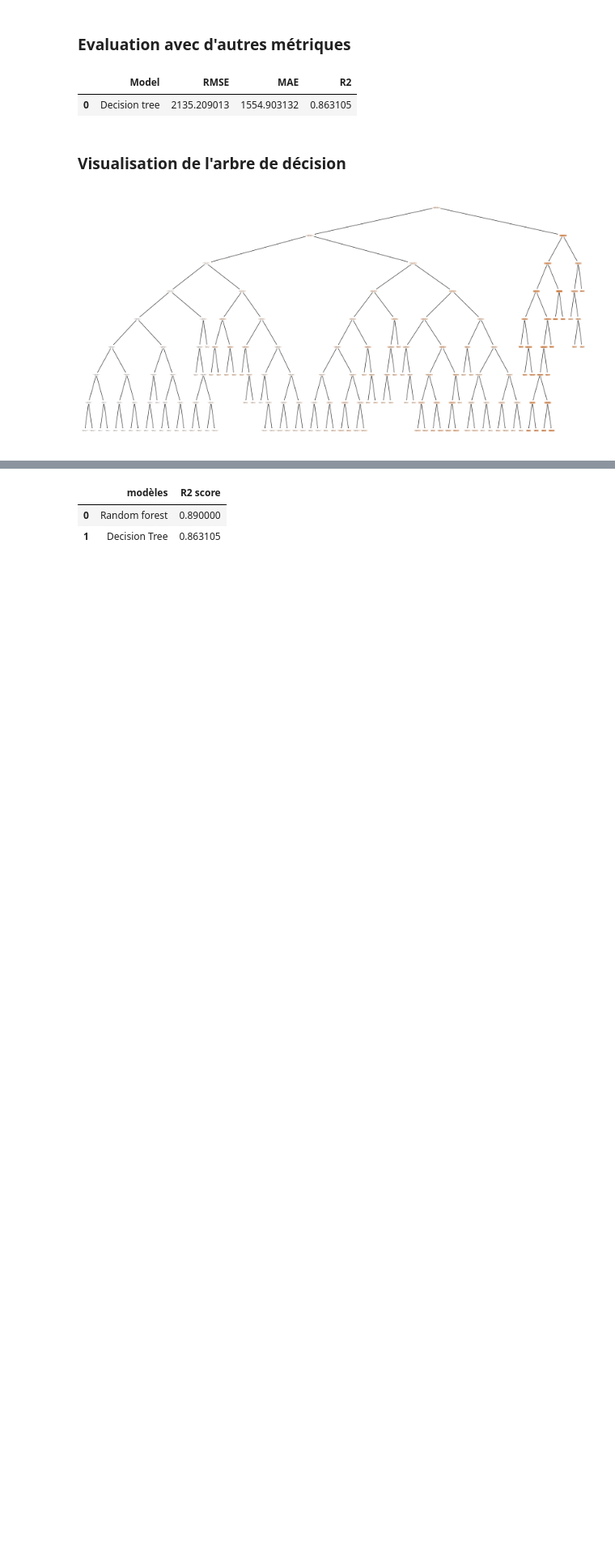
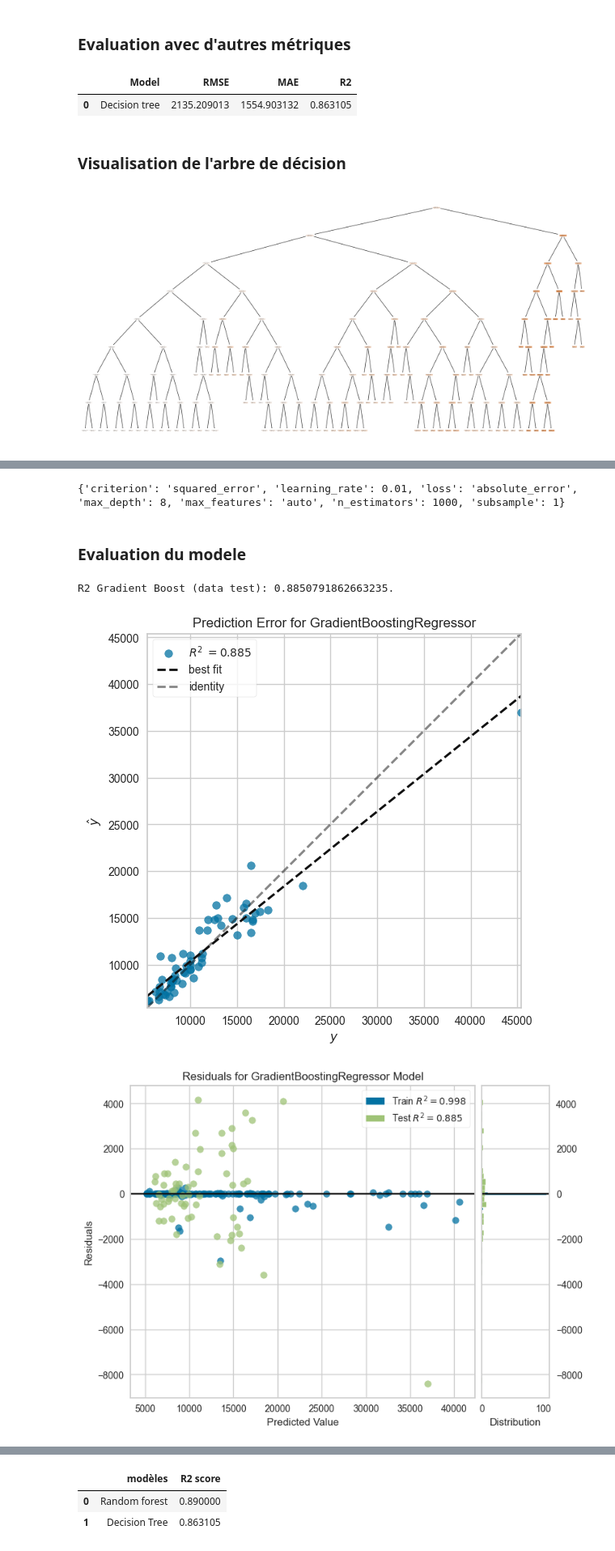
Before and after one commit to Abou29/RandomForest_DecisionTree-Prediction-vehicle-price, a Jupyter notebook: prix_de_voiture_prediction.ipynb, the cells around one changed output, grey strips where cells are left out. Shown at 81% size. Drawn from its saved outputs; the diff is of its cells as text; code cells hidden in the pictures; blank space fills up the shorter version.

Commit message:
prix de voiture prediction
Ajout modèle gradient boost

```diff
--- a/prix_de_voiture_prediction.ipynb
+++ b/prix_de_voiture_prediction.ipynb
@@ -638,0 +686,3 @@ plt.show()
+# %%
+# Entrainement du modèle
+CV_gbt.fit(X_train, y_train)
@@ -638,0 +717,5 @@ plt.show()
+# %%
+# We can view the best parameters from fitting the grid search:
+print(CV_gbt.best_params_)
+# %% [output]
+{'criterion': 'squared_error', 'learning_rate': 0.01, 'loss': 'absolute_error', 'max_depth': 8, 'max_features': 'auto', 'n_estimators': 1000, 'subsample': 1}
@@ -639 +725,43 @@ plt.show()
+# %% [markdown]
+###  Evaluation du modele
+# %%
+# Now let's run the model with this parameters
+model_gbt = GradientBoostingRegressor(
+    criterion='squared_error',
+    loss='absolute_error',
+    learning_rate=0.01,
+    n_estimators = 1000,
+    random_state=42,
+    max_depth=8,
+    max_features='auto',
+    subsample = 1 # [0.7]
+    #'min_samples_leaf' : peu d'interet pour la création de la foret, on le laisse par défaut
+    #'min_samples_split' : peu d'interet pour la création de la foret, on le laisse par defaut
+)
+# Entrainement du modèle d'arbre avec les meilleurs paramètres
+model_gbt.fit(X_train, y_train)
+# Prédiction avec les données test
+y_predicted_gbt = model_gbt.predict(X_test)
+
+# R2 score du data test avec le GradientBoostingRegressor
+print("R2 Gradient Boost (data test): {}.".format(r2_score(y_test, y_predicted_gbt)))
+# %% [output]
+R2 Gradient Boost (data test): 0.8850791862663235.
+# %%
+# Prediction Error for GradientBoostingRegressor
+plt.figure(figsize=(8, 6))
+visualizer = PredictionError(model_gbt)
+visualizer.fit(X_train, y_train)
+visualizer.score(X_test, y_test)
+visualizer.show();
+
+# Residuals for GradientBoostingRegressor Model
+plt.figure(figsize=(8, 6))
+visualizer = ResidualsPlot(model_gbt)
+visualizer.fit(X_train, y_train)  # Fit the training data to the visualizer
+visualizer.score(X_test, y_test)  # Evaluate the model on the test data
+visualizer.show();
+# %% [output]
+[figure, added]
+[figure, added]
 # %% [markdown]
```
Also changed, not shown: parts of 12 cells of this notebook.
